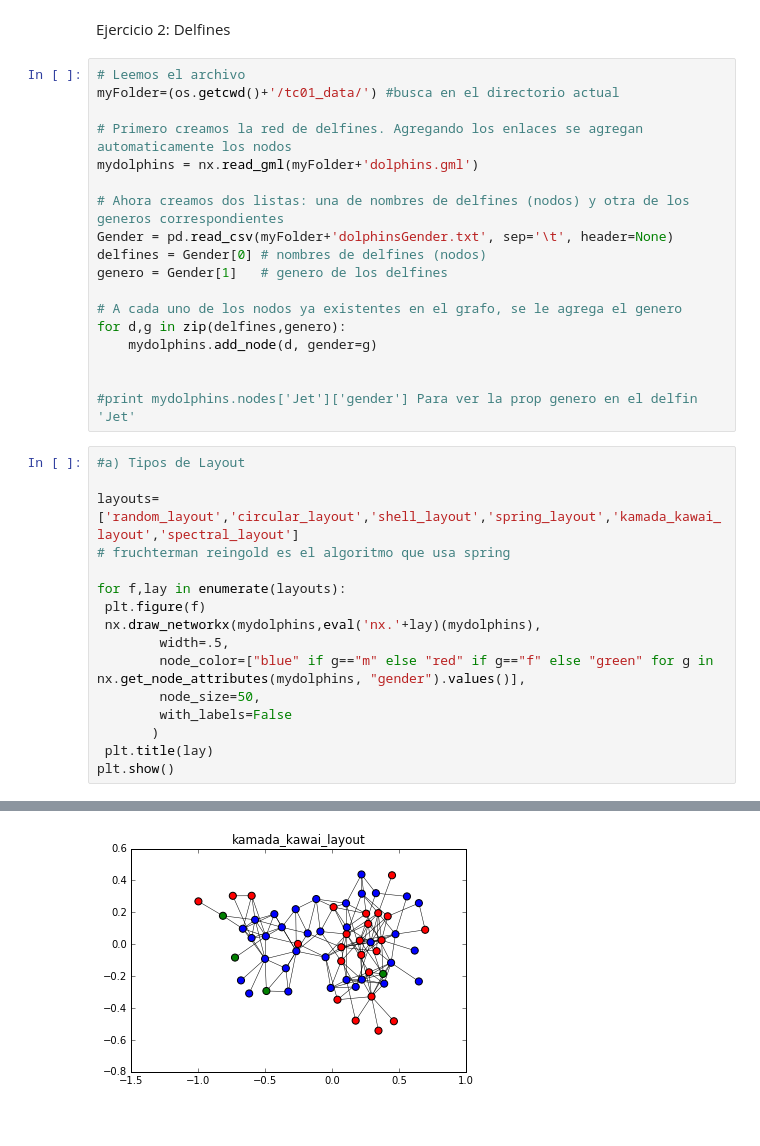
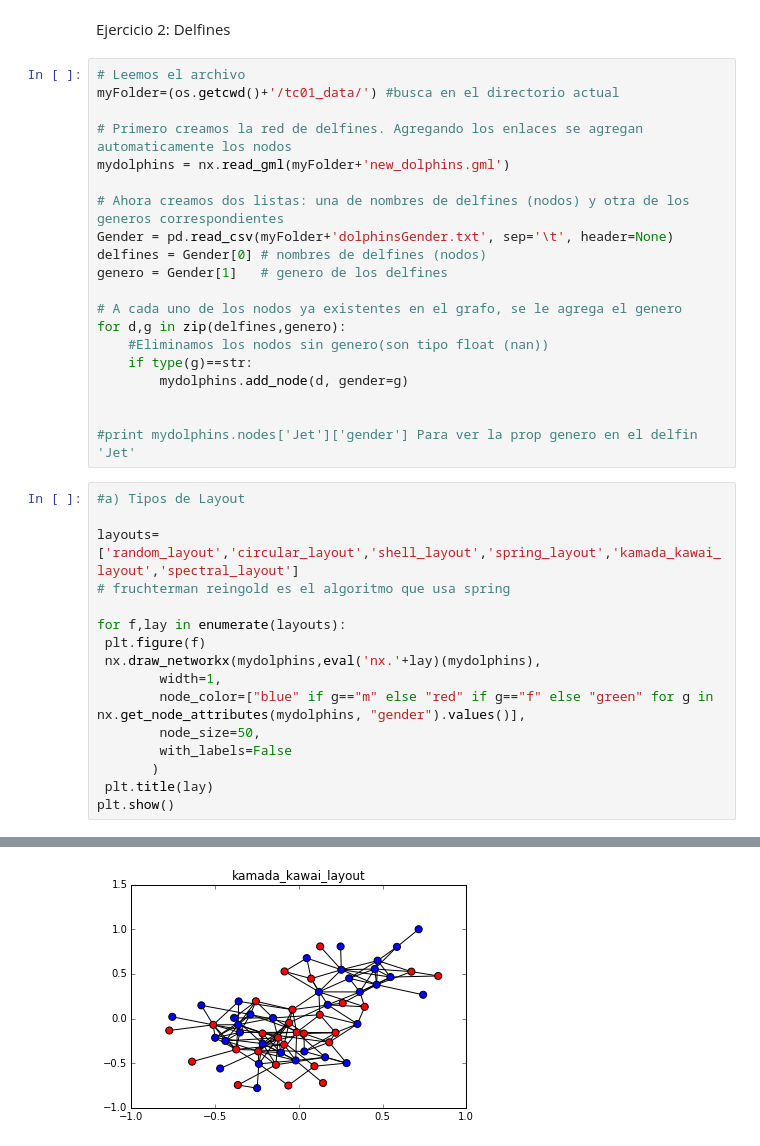
Before and after one commit to Redes2018/tp1, a Jupyter notebook: TC1-2.ipynb, the cells around one changed output, grey strips where cells are left out. Saved outputs shown, nothing was run; the diff lists cells and outputs as text.

Commit message:
Eliminamos nodos sin genero, y p valor=1-probabilidad a la derecha

```diff
--- a/TC1-2.ipynb
+++ b/TC1-2.ipynb
@@ -17,7 +13,7 @@ Ejercicio 2: Delfines
 myFolder=(os.getcwd()+'/tc01_data/') #busca en el directorio actual
 
 # Primero creamos la red de delfines. Agregando los enlaces se agregan automaticamente los nodos
-mydolphins = nx.read_gml(myFolder+'dolphins.gml')
+mydolphins = nx.read_gml(myFolder+'new_dolphins.gml')
 
 # Ahora creamos dos listas: una de nombres de delfines (nodos) y otra de los generos correspondientes
 Gender = pd.read_csv(myFolder+'dolphinsGender.txt', sep='\t', header=None)
@@ -26,7 +22,9 @@ genero = Gender[1]   # genero de los delfines
 
 # A cada uno de los nodos ya existentes en el grafo, se le agrega el genero
 for d,g in zip(delfines,genero):
-    mydolphins.add_node(d, gender=g)
+    #Eliminamos los nodos sin genero(son tipo float (nan))
+    if type(g)==str:
+        mydolphins.add_node(d, gender=g)
 
 
 #print mydolphins.nodes['Jet']['gender'] Para ver la prop genero en el delfin 'Jet'
@@ -39,7 +37,7 @@ layouts=['random_layout','circular_layout','shell_layout','spring_layout','kamad
 for f,lay in enumerate(layouts):
  plt.figure(f)
  nx.draw_networkx(mydolphins,eval('nx.'+lay)(mydolphins),
-        width=.5,
+        width=1,
         node_color=["blue" if g=="m" else "red" if g=="f" else "green" for g in nx.get_node_attributes(mydolphins, "gender").values()],
         node_size=50,
         with_labels=False
@@ -54 +52 @@ plt.show()
-[figure, old version]
+[figure, new version]
```
Also changed, not shown: parts of 9 cells of this notebook, 1 other file.
